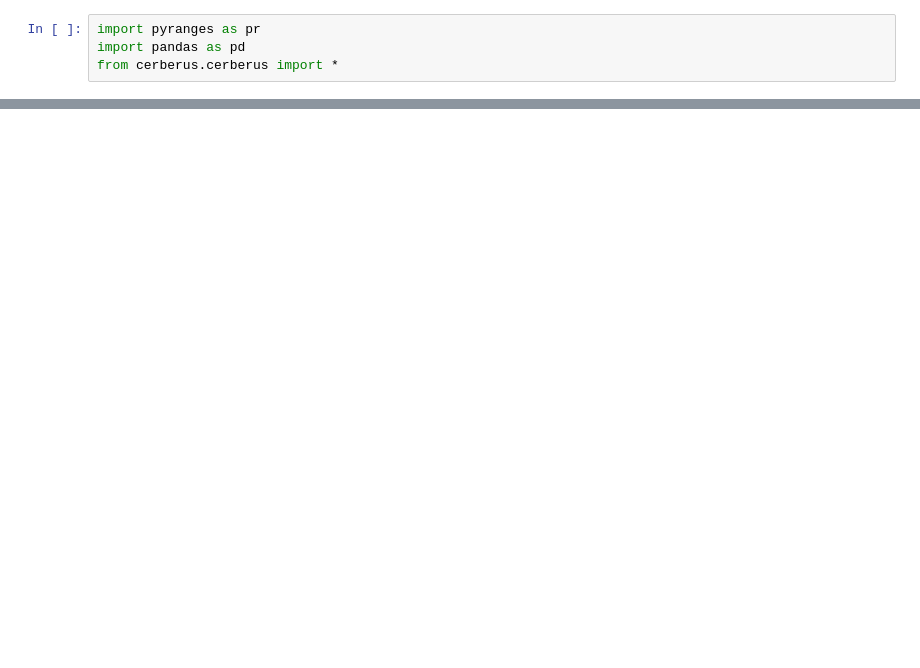
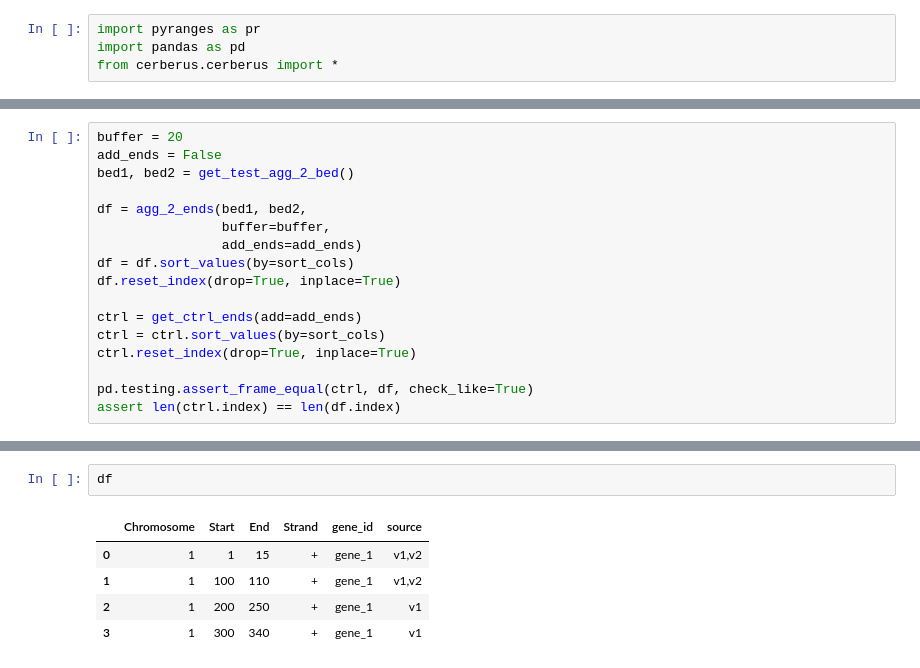
Before and after one commit to mortazavilab/cerberus, a Jupyter notebook: 220412_dev.ipynb, the cells around one changed output, grey strips where cells are left out. Saved outputs shown, nothing was run; the diff lists cells and outputs as text; blank space fills up the shorter version.

```diff
--- a/220412_dev.ipynb
+++ b/220412_dev.ipynb
@@ -64,0 +267,17 @@ Index(['Chromosome', 'Strand', 'Coordinates', 'Name', 'gene_id', 'ic'], dtype='o
+# %%
+buffer = 20
+add_ends = False
+bed1, bed2 = get_test_agg_2_bed()
+
+df = agg_2_ends(bed1, bed2,
+                buffer=buffer,
+                add_ends=add_ends)
+df = df.sort_values(by=sort_cols)
+df.reset_index(drop=True, inplace=True)
+
+ctrl = get_ctrl_ends(add=add_ends)
+ctrl = ctrl.sort_values(by=sort_cols)
+ctrl.reset_index(drop=True, inplace=True)
+
+pd.testing.assert_frame_equal(ctrl, df, check_like=True)
+assert len(ctrl.index) == len(df.index)
@@ -64,0 +292,8 @@ Index(['Chromosome', 'Strand', 'Coordinates', 'Name', 'gene_id', 'ic'], dtype='o
+# %%
+df
+# %% [output]
+|  | Chromosome | Start | End | Strand | gene_id | source |
+| 0 | 1 | 1 | 15 | + | gene_1 | v1,v2 |
+| 1 | 1 | 100 | 110 | + | gene_1 | v1,v2 |
+| 2 | 1 | 200 | 250 | + | gene_1 | v1 |
+| 3 | 1 | 300 | 340 | + | gene_1 | v1 |
```
Also changed, not shown: parts of 28 cells of this notebook, 5 other files.
